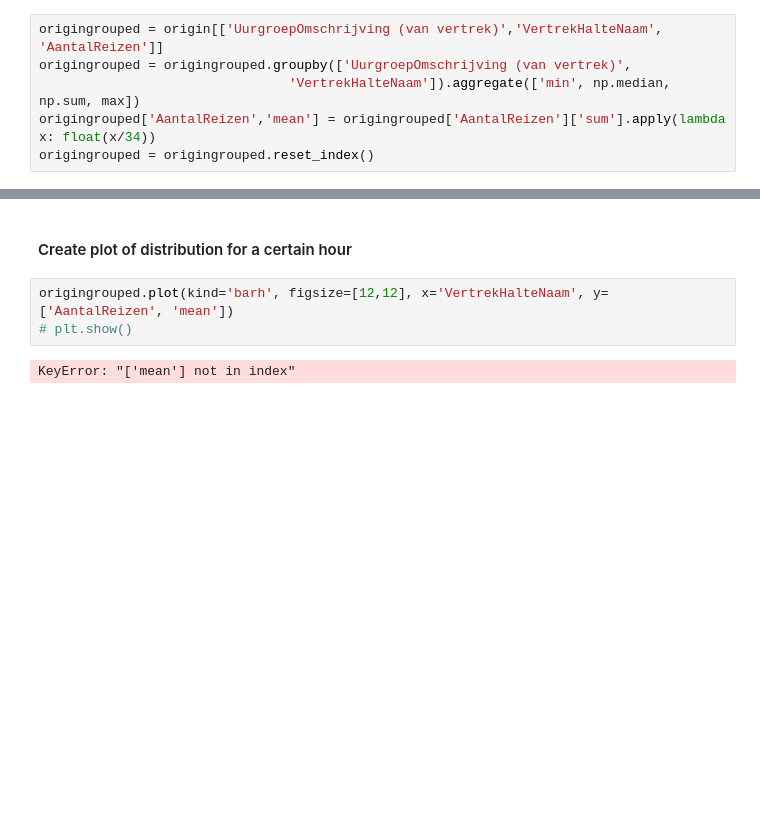
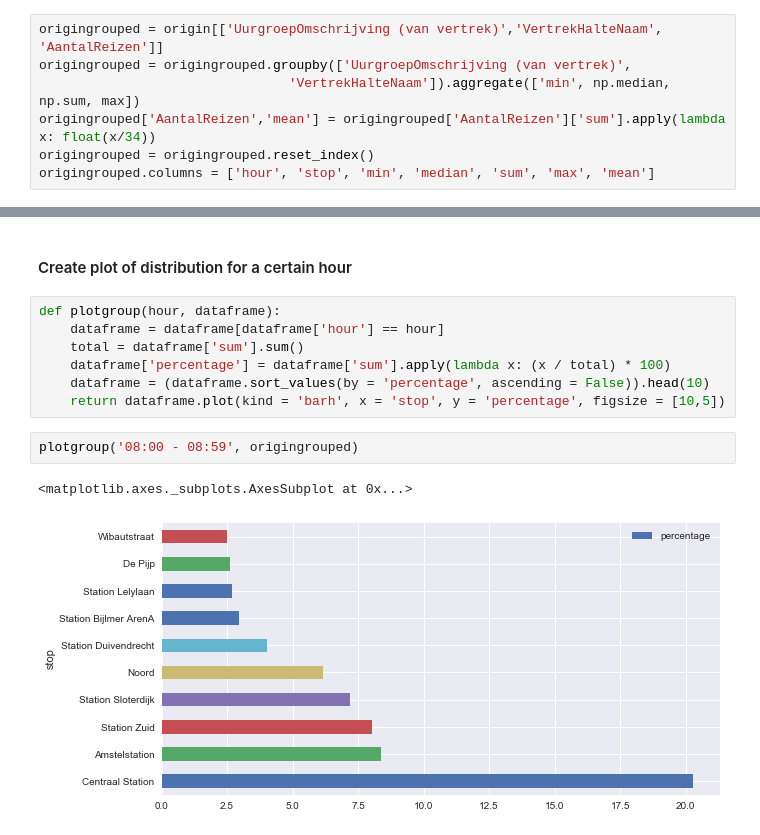
Before and after one commit to SophieEnsing/Thesis, a Jupyter notebook: Code/Analysis - full dataset.ipynb, the cells around one changed output, grey strips where cells are left out. Saved outputs shown, nothing was run; the diff lists cells and outputs as text; blank space fills up the shorter version.

```diff
--- a/Code/Analysis - full dataset.ipynb
+++ b/Code/Analysis - full dataset.ipynb
@@ -59,3 +62,4 @@ origingrouped = origingrouped.groupby(['UurgroepOmschrijving (van vertrek)',
                                 'VertrekHalteNaam']).aggregate(['min', np.median, np.sum, max])
 origingrouped['AantalReizen','mean'] = origingrouped['AantalReizen']['sum'].apply(lambda x: float(x/34))
 origingrouped = origingrouped.reset_index()
+origingrouped.columns = ['hour', 'stop', 'min', 'median', 'sum', 'max', 'mean']
@@ -62,7 +73,14 @@ origingrouped = origingrouped.reset_index()
 # %% [markdown]
 #### Create plot of distribution for a certain hour
-# %%
-origingrouped.plot(kind='barh', figsize=[12,12], x='VertrekHalteNaam', y=['AantalReizen', 'mean'])
-# plt.show()
-# %% [output]
-KeyError: "['mean'] not in index"
+# %%
+def plotgroup(hour, dataframe):
+    dataframe = dataframe[dataframe['hour'] == hour]
+    total = dataframe['sum'].sum()
+    dataframe['percentage'] = dataframe['sum'].apply(lambda x: (x / total) * 100)
+    dataframe = (dataframe.sort_values(by = 'percentage', ascending = False)).head(10)
+    return dataframe.plot(kind = 'barh', x = 'stop', y = 'percentage', figsize = [10,5])
+# %%
+plotgroup('08:00 - 08:59', origingrouped)
+# %% [output]
+<matplotlib.axes._subplots.AxesSubplot at 0x...>
+[figure, added]
```
Also changed, not shown: parts of 4 cells of this notebook, 3 other files.
